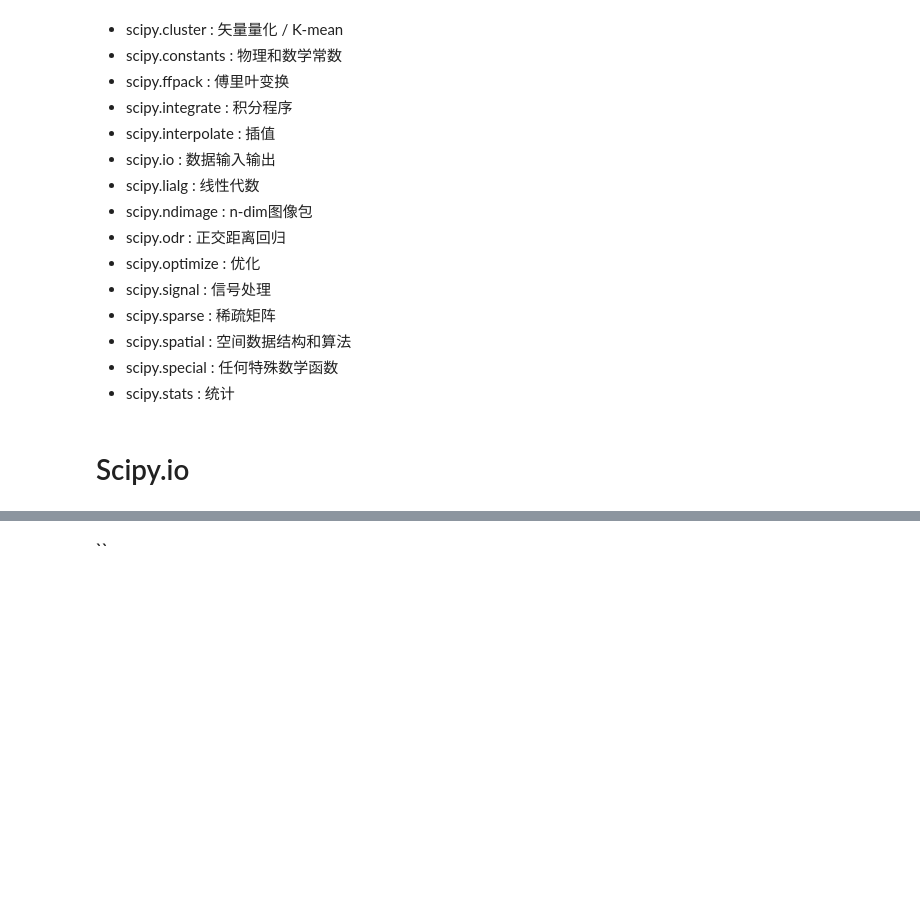
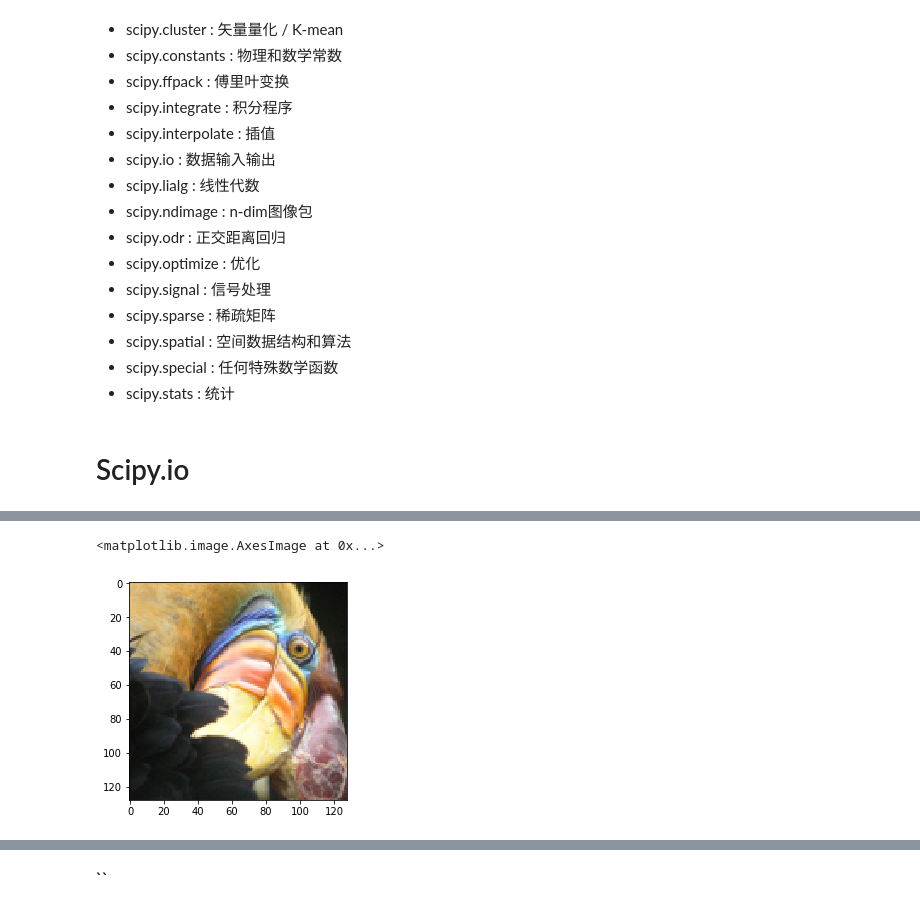
Before and after one commit to MatrixTyrion/Machine-Learning-Tyrion, a Jupyter notebook: ML_Python_Model/Scipy/scipy.ipynb, the cells around one changed output, grey strips where cells are left out. Saved outputs shown, nothing was run; the diff lists cells and outputs as text; code cells hidden in the pictures; blank space fills up the shorter version.

```diff
--- a/ML_Python_Model/Scipy/scipy.ipynb
+++ b/ML_Python_Model/Scipy/scipy.ipynb
@@ -36,0 +117,2 @@ a = np.ones((3,3))
+# %%
+img = imageio.imread(png_path)
@@ -36,0 +123,6 @@ a = np.ones((3,3))
+# %%
+plt.figure()
+plt.imshow(img)
+# %% [output]
+<matplotlib.image.AxesImage at 0x...>
+[figure, added]
```
Also changed, not shown: parts of 50 cells of this notebook, 5 other files.
